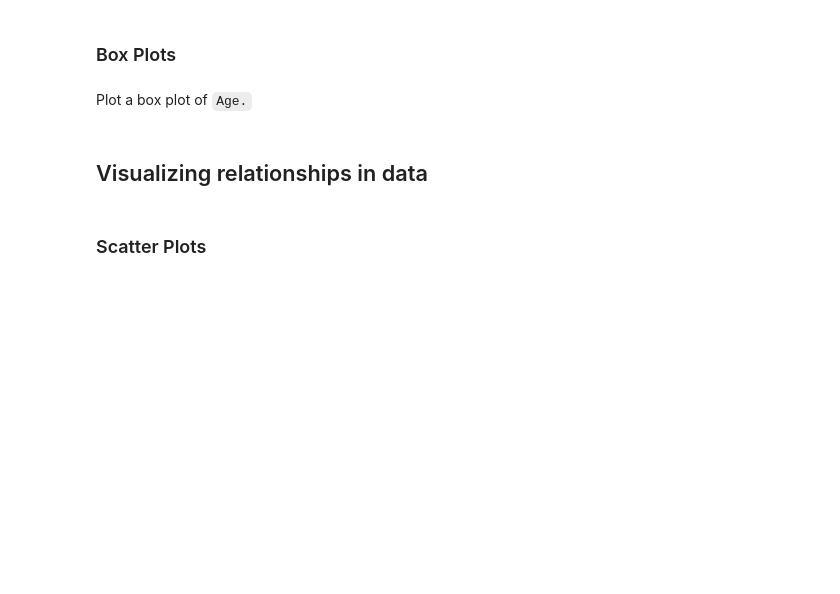
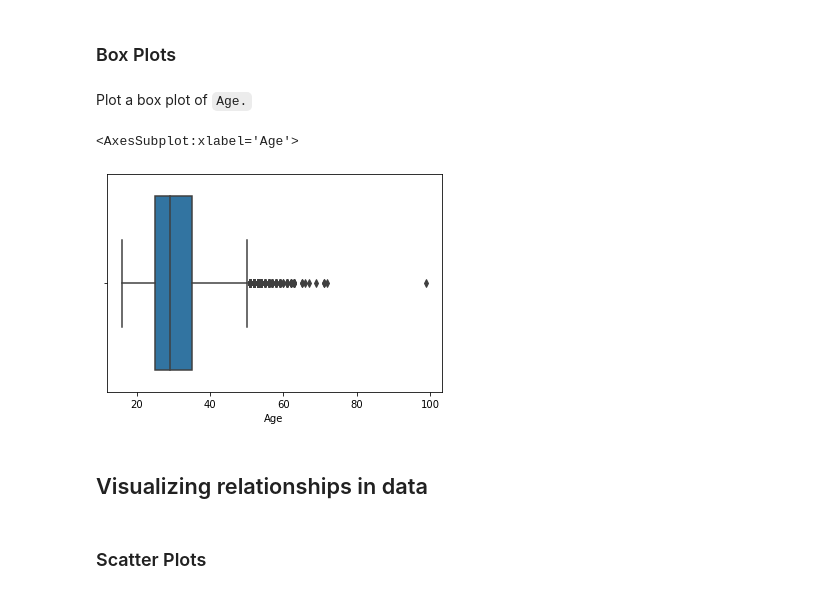
Before and after one commit to Andrew-Carlson/job_trends_analysis, a Jupyter notebook: data_visualization.ipynb, the cells around one changed output. Drawn from its saved outputs; the diff is of its cells as text; code cells hidden in the pictures; blank space fills up the shorter version.

```diff
--- a/data_visualization.ipynb
+++ b/data_visualization.ipynb
@@ -170,3 +195,9 @@ Plot a box plot of `Age.`
+# %%
+# create boxplot using the ConvertedComp column
+sns.boxplot(x=master_df['Age'])
+# %% [output]
+<AxesSubplot:xlabel='Age'>
+[figure, added]
 # %% [markdown]
 ## Visualizing relationships in data
 # %% [markdown]
```
Also changed, not shown: parts of 36 cells of this notebook.
